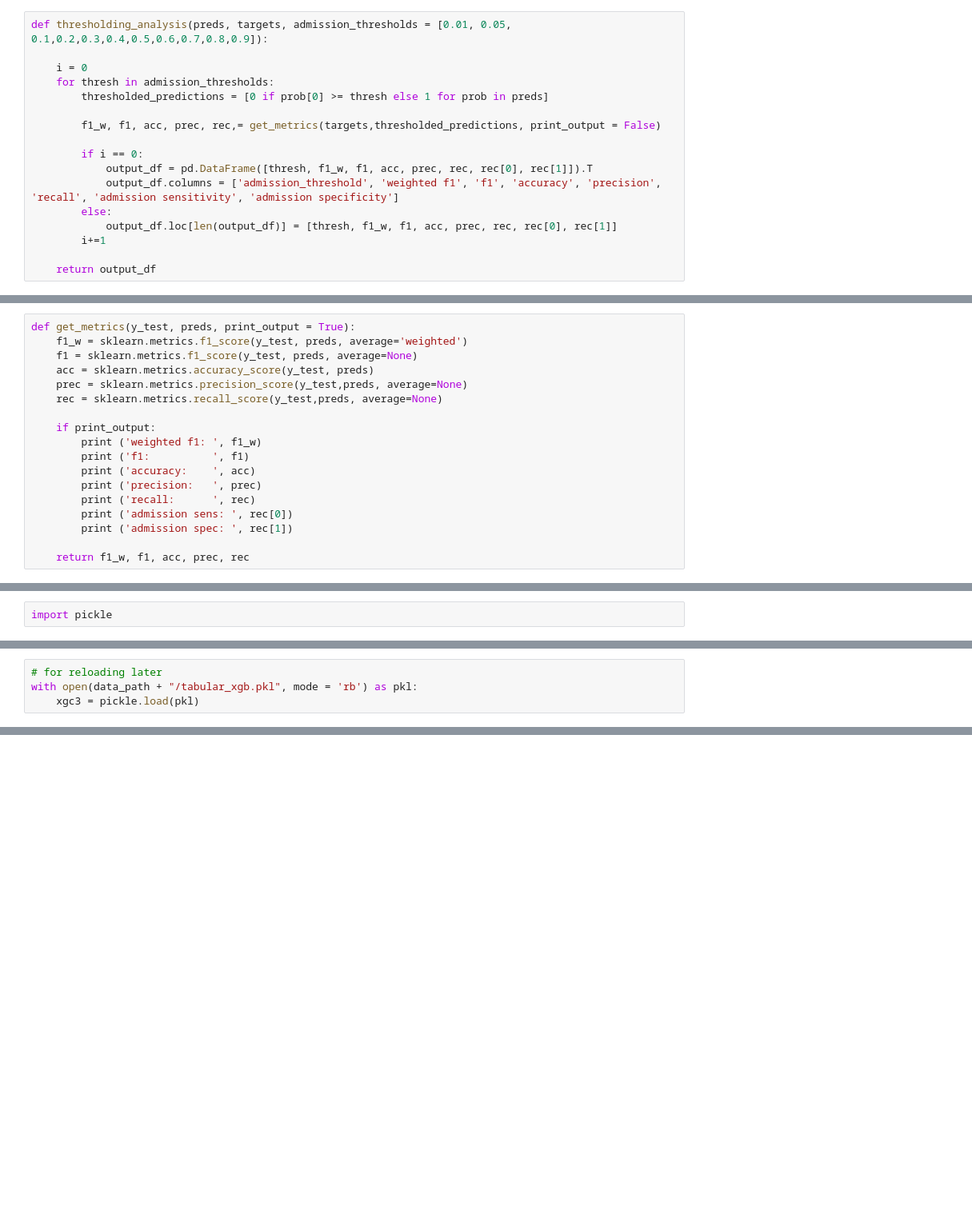
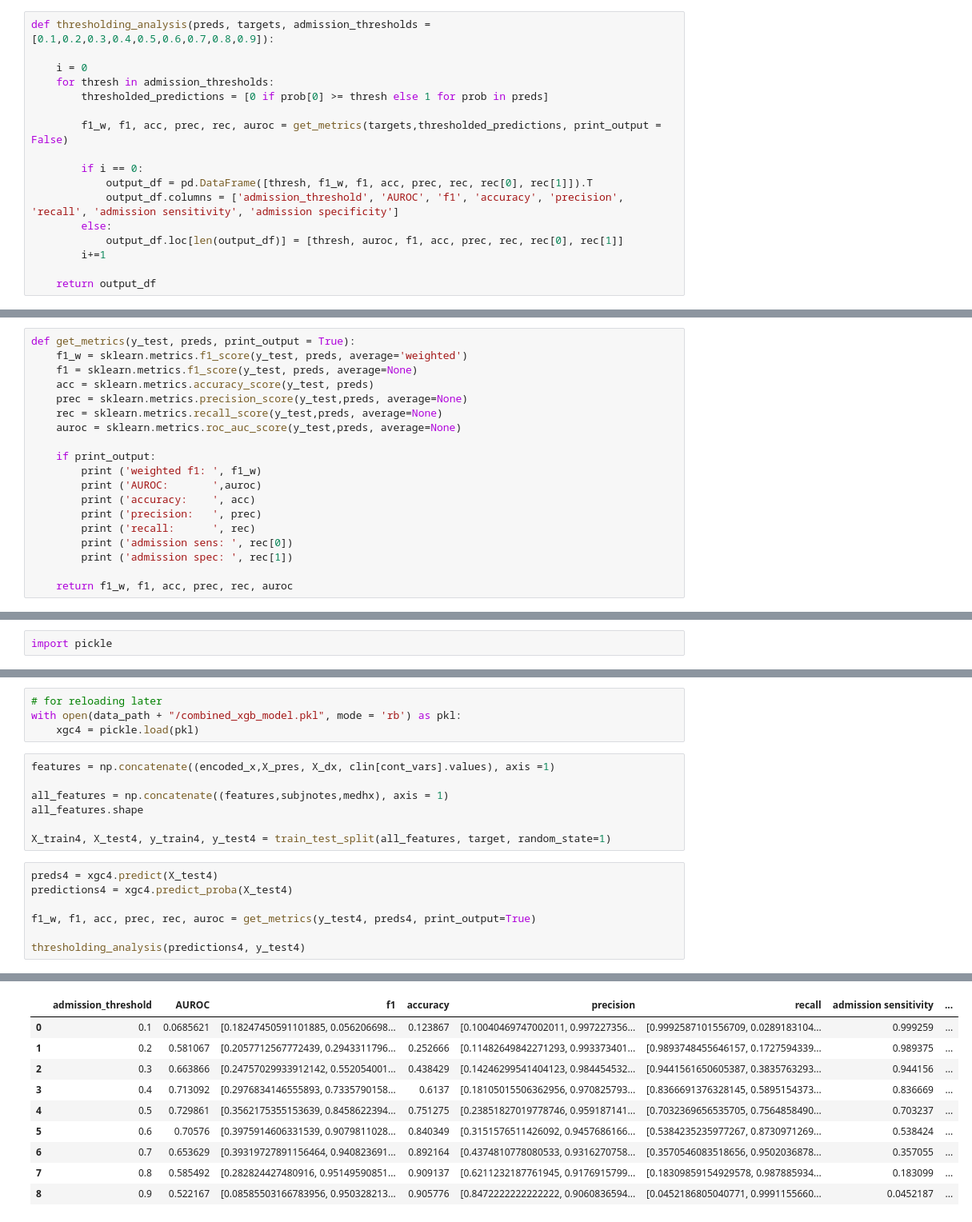
Before and after one commit to Jaskolk/ed-triage, a Jupyter notebook: ED_triage_xgb-v3.ipynb, the cells around one changed output, grey strips where cells are left out. Shown at 80% size. Saved outputs shown, nothing was run; the diff lists cells and outputs as text; blank space fills up the shorter version.

```diff
--- a/ED_triage_xgb-v3.ipynb
+++ b/ED_triage_xgb-v3.ipynb
@@ -41,19 +42,19 @@ from IPython.display import clear_output
 # %% [markdown]
 ### load helper functions
 # %%
-def thresholding_analysis(preds, targets, admission_thresholds = [0.01, 0.05, 0.1,0.2,0.3,0.4,0.5,0.6,0.7,0.8,0.9]):
+def thresholding_analysis(preds, targets, admission_thresholds = [0.1,0.2,0.3,0.4,0.5,0.6,0.7,0.8,0.9]):
 
     i = 0
     for thresh in admission_thresholds:
         thresholded_predictions = [0 if prob[0] >= thresh else 1 for prob in preds]
 
-        f1_w, f1, acc, prec, rec,= get_metrics(targets,thresholded_predictions, print_output = False)
+        f1_w, f1, acc, prec, rec, auroc = get_metrics(targets,thresholded_predictions, print_output = False)
 
         if i == 0:
             output_df = pd.DataFrame([thresh, f1_w, f1, acc, prec, rec, rec[0], rec[1]]).T
-            output_df.columns = ['admission_threshold', 'weighted f1', 'f1', 'accuracy', 'precision', 'recall', 'admission sensitivity', 'admission specificity']
+            output_df.columns = ['admission_threshold', 'AUROC', 'f1', 'accuracy', 'precision', 'recall', 'admission sensitivity', 'admission specificity']
         else:
-            output_df.loc[len(output_df)] = [thresh, f1_w, f1, acc, prec, rec, rec[0], rec[1]]
+            output_df.loc[len(output_df)] = [thresh, auroc, f1, acc, prec, rec, rec[0], rec[1]]
         i+=1
 
     return output_df
@@ -76,17 +77,18 @@ def get_metrics(y_test, preds, print_output = True):
     acc = sklearn.metrics.accuracy_score(y_test, preds)
     prec = sklearn.metrics.precision_score(y_test,preds, average=None)
     rec = sklearn.metrics.recall_score(y_test,preds, average=None)
+    auroc = sklearn.metrics.roc_auc_score(y_test,preds, average=None)
 
     if print_output:
         print ('weighted f1: ', f1_w)
-        print ('f1:          ', f1)
+        print ('AUROC:       ',auroc)
         print ('accuracy:    ', acc)
         print ('precision:   ', prec)
         print ('recall:      ', rec)
         print ('admission sens: ', rec[0])
         print ('admission spec: ', rec[1])
 
-    return f1_w, f1, acc, prec, rec
+    return f1_w, f1, acc, prec, rec, auroc
 # %%
 def JJ_gridsearch(weights, print_output = False):
     epoch = 0
@@ -393,4 +397,19 @@ pickle.dump(xgc4, open(data_path + "/combined_xgb_model.pkl", "wb"))
 # %%
 # for reloading later
-with open(data_path + "/tabular_xgb.pkl", mode = 'rb') as pkl:
-    xgc3 = pickle.load(pkl)
+with open(data_path + "/combined_xgb_model.pkl", mode = 'rb') as pkl:
+    xgc4 = pickle.load(pkl)
+# %%
+features = np.concatenate((encoded_x,X_pres, X_dx, clin[cont_vars].values), axis =1)
+
+all_features = np.concatenate((features,subjnotes,medhx), axis = 1)
+all_features.shape
+
+X_train4, X_test4, y_train4, y_test4 = train_test_split(all_features, target, random_state=1)
+# %%
+preds4 = xgc4.predict(X_test4)
+predictions4 = xgc4.predict_proba(X_test4)
+
+f1_w, f1, acc, prec, rec, auroc = get_metrics(y_test4, preds4, print_output=True)
+
+thresholding_analysis(predictions4, y_test4)
+# %% [output]
@@ -396,0 +423,10 @@ with open(data_path + "/tabular_xgb.pkl", mode = 'rb') as pkl:
+|  | admission_threshold | AUROC | f1 | accuracy | precision | recall | admission sensitivity | ... |
+| 0 | 0.1 | 0.0685621 | [0.18247450591101885, 0.056206698... | 0.123867 | [0.10040469747002011, 0.997227356... | [0.9992587101556709, 0.0289183104... | 0.999259 | ... |
+| 1 | 0.2 | 0.581067 | [0.2057712567772439, 0.2943311796... | 0.252666 | [0.11482649842271293, 0.993373401... | [0.9893748455646157, 0.1727594339... | 0.989375 | ... |
+| 2 | 0.3 | 0.663866 | [0.24757029933912142, 0.552054001... | 0.438429 | [0.14246299541404123, 0.984454532... | [0.9441561650605387, 0.3835763293... | 0.944156 | ... |
+| 3 | 0.4 | 0.713092 | [0.2976834146555893, 0.7335790158... | 0.6137 | [0.18105015506362956, 0.970825793... | [0.8366691376328145, 0.5895154373... | 0.836669 | ... |
+| 4 | 0.5 | 0.729861 | [0.3562175355153639, 0.8458622394... | 0.751275 | [0.23851827019778746, 0.959187141... | [0.7032369656535705, 0.7564858490... | 0.703237 | ... |
+| 5 | 0.6 | 0.70576 | [0.3975914606331539, 0.9079811028... | 0.840349 | [0.3151576511426092, 0.9457686166... | [0.5384235235977267, 0.8730971269... | 0.538424 | ... |
+| 6 | 0.7 | 0.653629 | [0.39319727891156464, 0.940823691... | 0.892164 | [0.4374810778080533, 0.9316270758... | [0.3570546083518656, 0.9502036878... | 0.357055 | ... |
+| 7 | 0.8 | 0.585492 | [0.282824427480916, 0.95149590851... | 0.909137 | [0.6211232187761945, 0.9176915799... | [0.18309859154929578, 0.987885934... | 0.183099 | ... |
+| 8 | 0.9 | 0.522167 | [0.08585503166783956, 0.950328213... | 0.905776 | [0.8472222222222222, 0.9060836594... | [0.0452186805040771, 0.9991155660... | 0.0452187 | ... |
```
Also changed, not shown: parts of 3 cells of this notebook, 1 other file.
